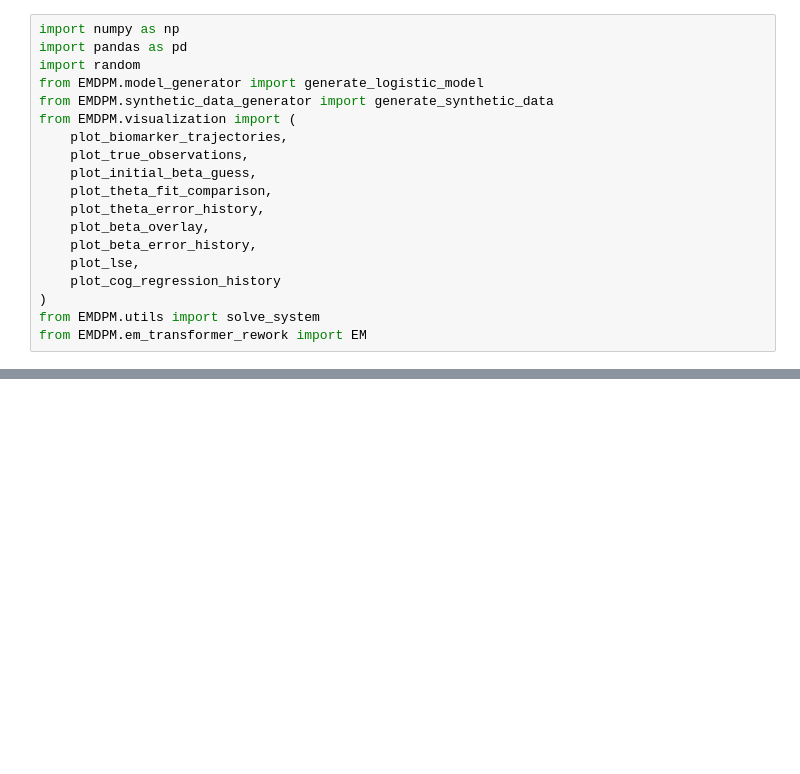
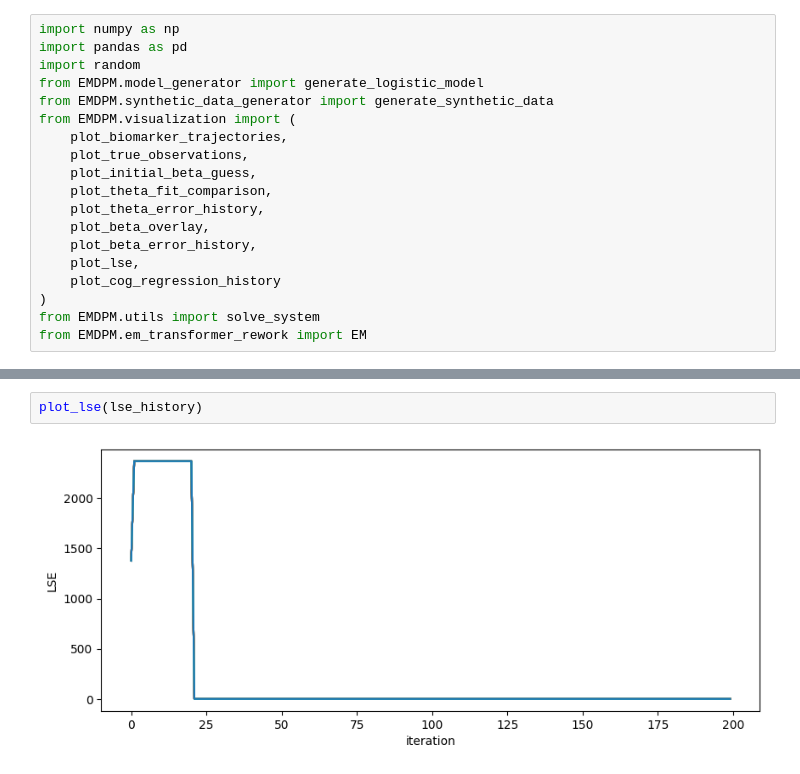
Before and after one commit to LAMCIG/Progression_models_simulations, a Jupyter notebook: EMDPM/experiments/test.ipynb, the cells around one changed output, grey strips where cells are left out. Cells and saved outputs as stored; diff of their text form; blank space fills up the shorter version.

```diff
--- a/EMDPM/experiments/test.ipynb
+++ b/EMDPM/experiments/test.ipynb
@@ -114,0 +186,4 @@ AttributeError: 'EM' object has no attribute 'beta_iter_'
+# %%
+plot_lse(lse_history)
+# %% [output]
+[figure, added]
```
Also changed, not shown: parts of 4 cells of this notebook, 4 other files.
